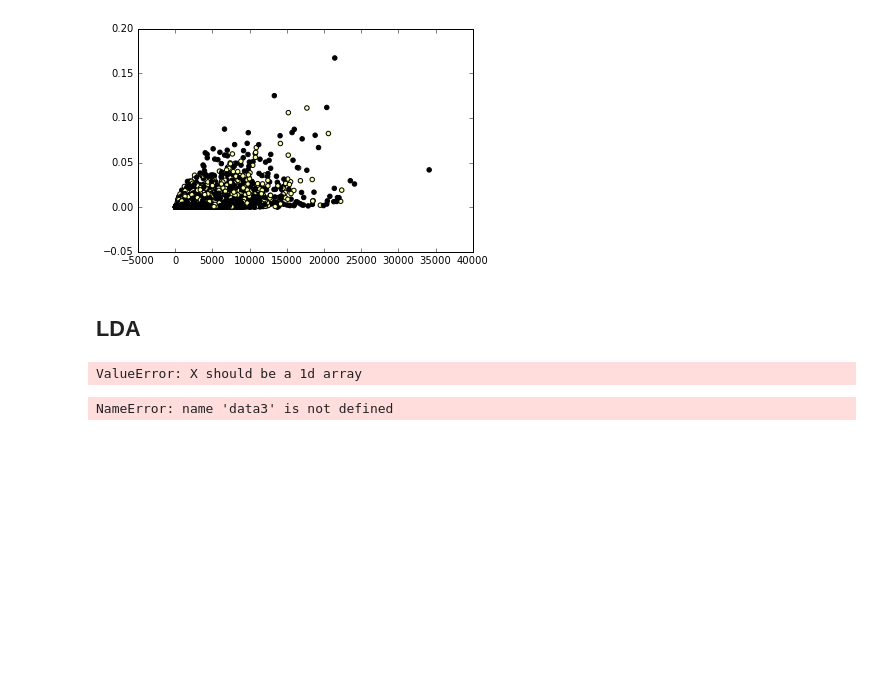
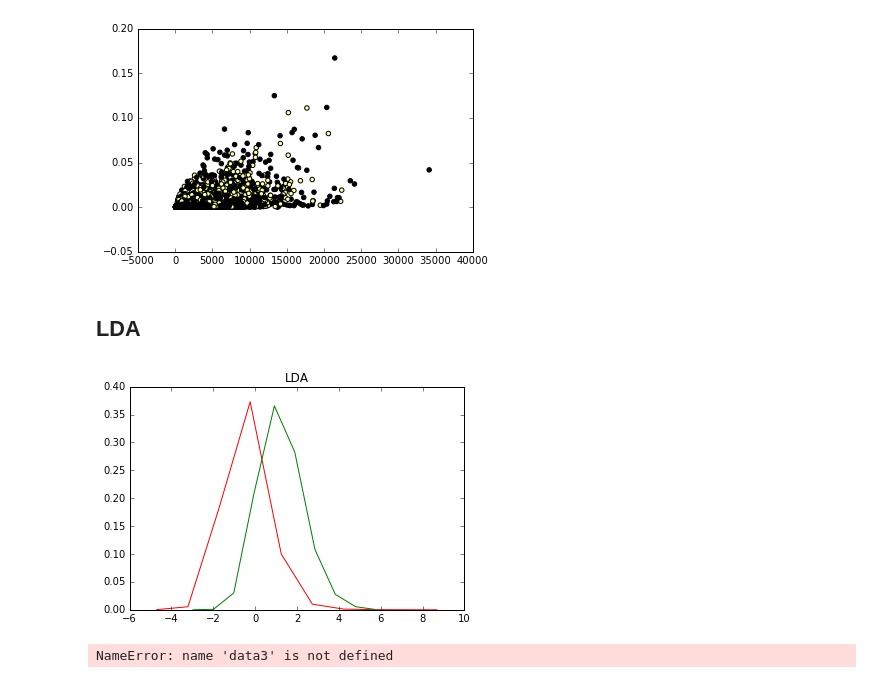
Before and after one commit to piperod/Activelearning-Slic, a Jupyter notebook: Replication_Preliminary_Results_Remi.ipynb, the cells around one changed output. Drawn from its saved outputs; the diff is of its cells as text; code cells hidden in the pictures; blank space fills up the shorter version.

```diff
--- a/Replication_Preliminary_Results_Remi.ipynb
+++ b/Replication_Preliminary_Results_Remi.ipynb
@@ -318,12 +331,12 @@ def view_class_hist(data, labels, bins=10):
 # %%
-from sklearn.isotonic import IsotonicRegression
-ir = IsotonicRegression()
-datap = ir.fit_transform(data2, labels)
+# from sklearn.isotonic import IsotonicRegression
+# ir = IsotonicRegression()
+# datap = ir.fit_transform(data2, labels)
 
 view_class_hist(data2[:], labels)
 plt.title('LDA');
 # %% [output]
-ValueError: X should be a 1d array
+[figure, added]
 # %%
 plt.scatter(data2[:,0],data3[:,0], c=labels, cmap='inferno')
 plt.title('LDA vs PCA[0]');
```
Also changed, not shown: parts of 12 cells of this notebook.
